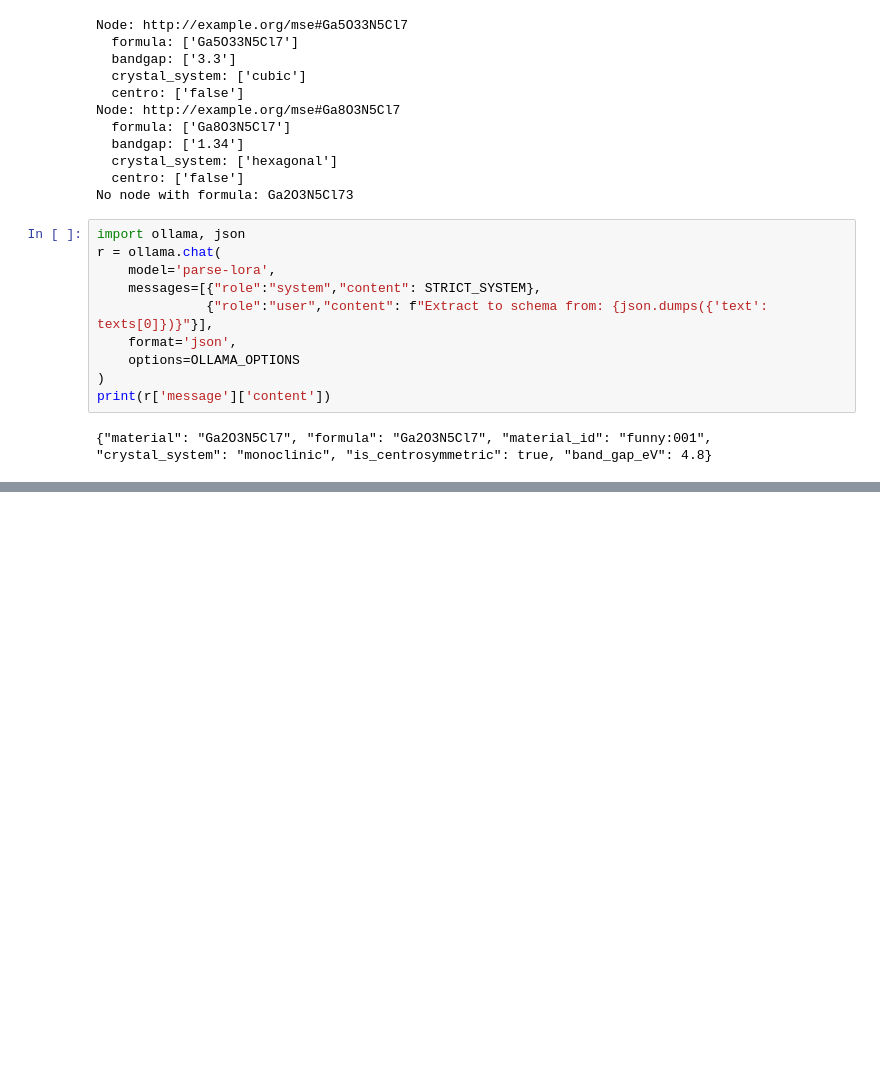
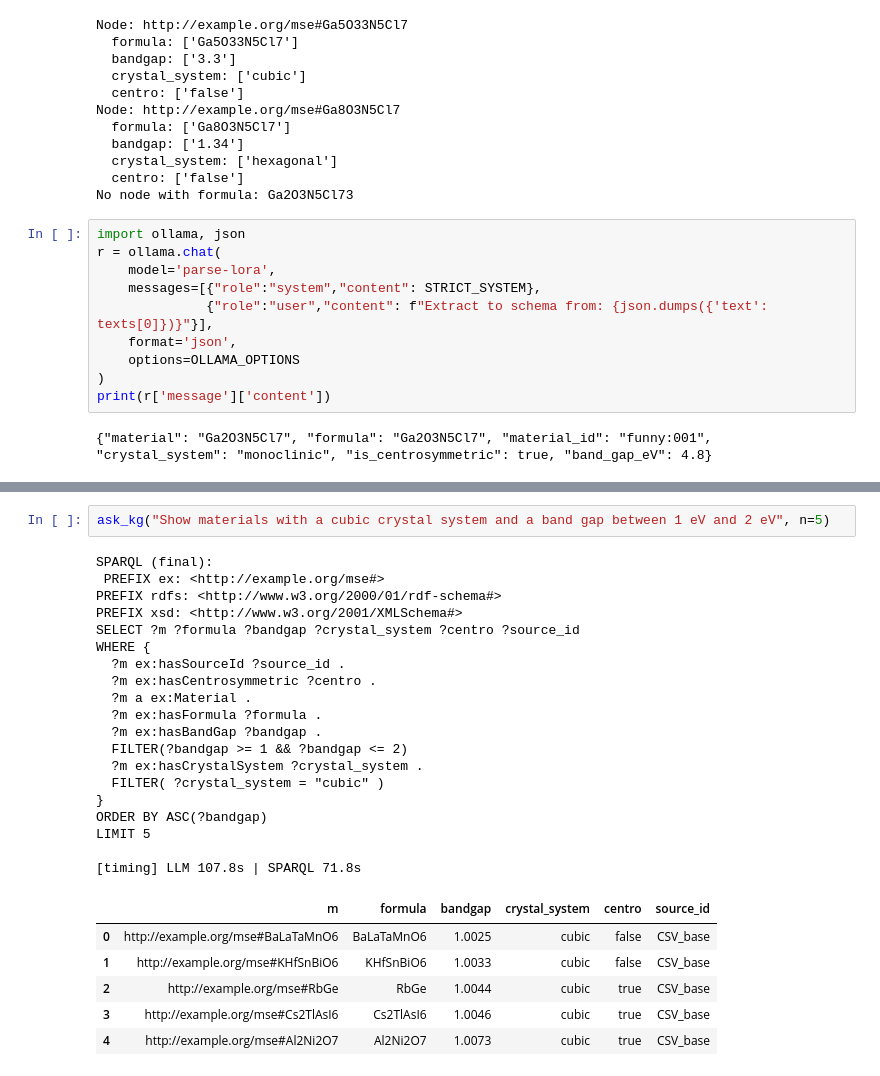
Before and after one commit to submerged-in-matrix/Semantic_models_for-MSE, a Jupyter notebook: notebooks/build_mini_mkg.ipynb, the cells around one changed output, grey strips where cells are left out. Saved outputs shown, nothing was run; the diff lists cells and outputs as text; blank space fills up the shorter version.

```diff
--- a/notebooks/build_mini_mkg.ipynb
+++ b/notebooks/build_mini_mkg.ipynb
@@ -1915,3 +1890,31 @@ LIMIT 5
+# %%
+ask_kg("Show materials with a cubic crystal system and a band gap between 1 eV and 2 eV", n=5)
+# %% [output]
+SPARQL (final):
+ PREFIX ex: <http://example.org/mse#>
+PREFIX rdfs: <http://www.w3.org/2000/01/rdf-schema#>
+PREFIX xsd: <http://www.w3.org/2001/XMLSchema#>
+SELECT ?m ?formula ?bandgap ?crystal_system ?centro ?source_id
+WHERE {
+  ?m ex:hasSourceId ?source_id .
+  ?m ex:hasCentrosymmetric ?centro .
+  ?m a ex:Material .
+  ?m ex:hasFormula ?formula .
+  ?m ex:hasBandGap ?bandgap .
+  FILTER(?bandgap >= 1 && ?bandgap <= 2)
+  ?m ex:hasCrystalSystem ?crystal_system .
+  FILTER( ?crystal_system = "cubic" )
+}
+ORDER BY ASC(?bandgap)
+LIMIT 5
+
+[timing] LLM 107.8s | SPARQL 71.8s
+|  | m | formula | bandgap | crystal_system | centro | source_id |
+| 0 | http://example.org/mse#BaLaTaMnO6 | BaLaTaMnO6 | 1.0025 | cubic | false | CSV_base |
+| 1 | http://example.org/mse#KHfSnBiO6 | KHfSnBiO6 | 1.0033 | cubic | false | CSV_base |
+| 2 | http://example.org/mse#RbGe | RbGe | 1.0044 | cubic | true | CSV_base |
+| 3 | http://example.org/mse#Cs2TlAsI6 | Cs2TlAsI6 | 1.0046 | cubic | true | CSV_base |
+| 4 | http://example.org/mse#Al2Ni2O7 | Al2Ni2O7 | 1.0073 | cubic | true | CSV_base |
 # %%
 import sys, os
 sys.path.insert(0, os.path.abspath(".."))
```
Also changed, not shown: parts of 4 cells of this notebook.
